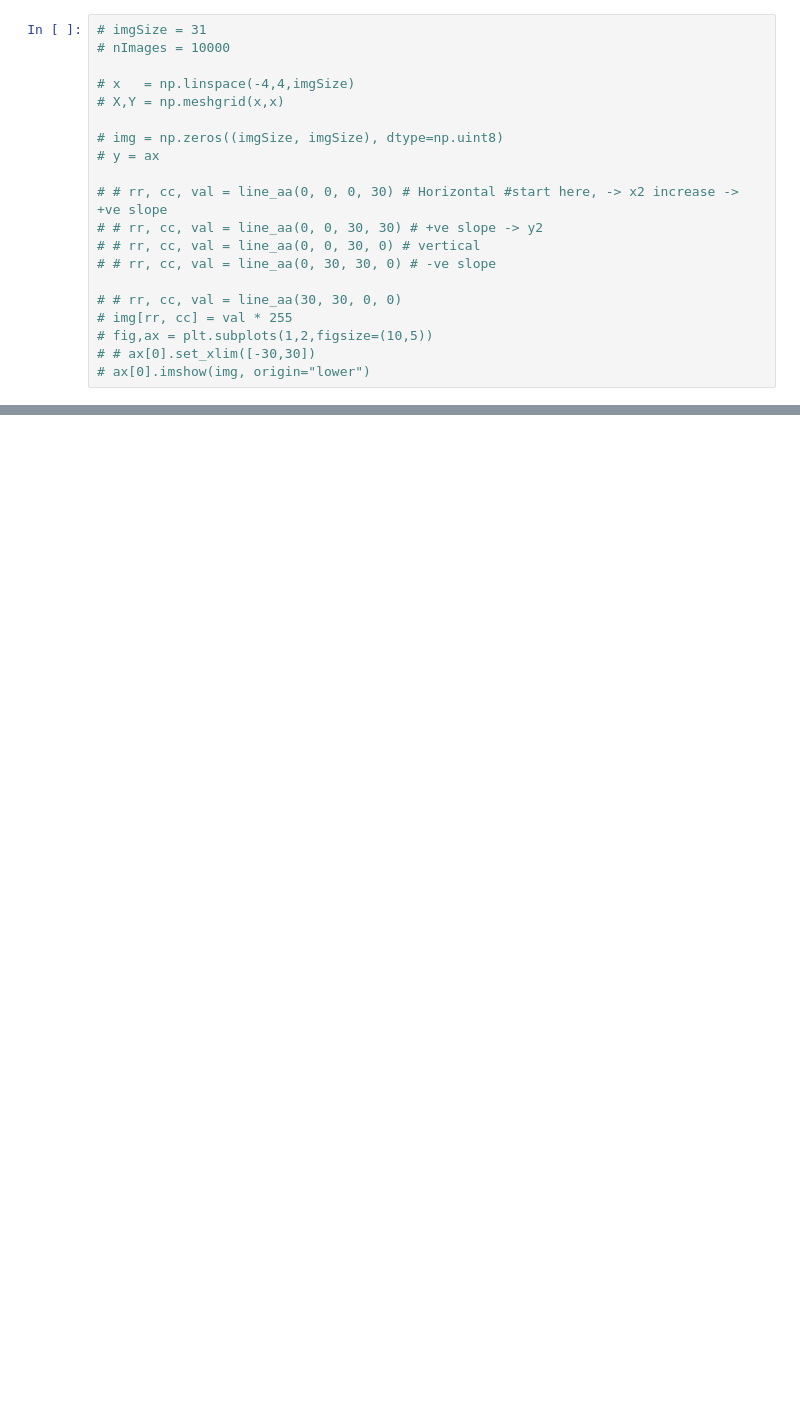
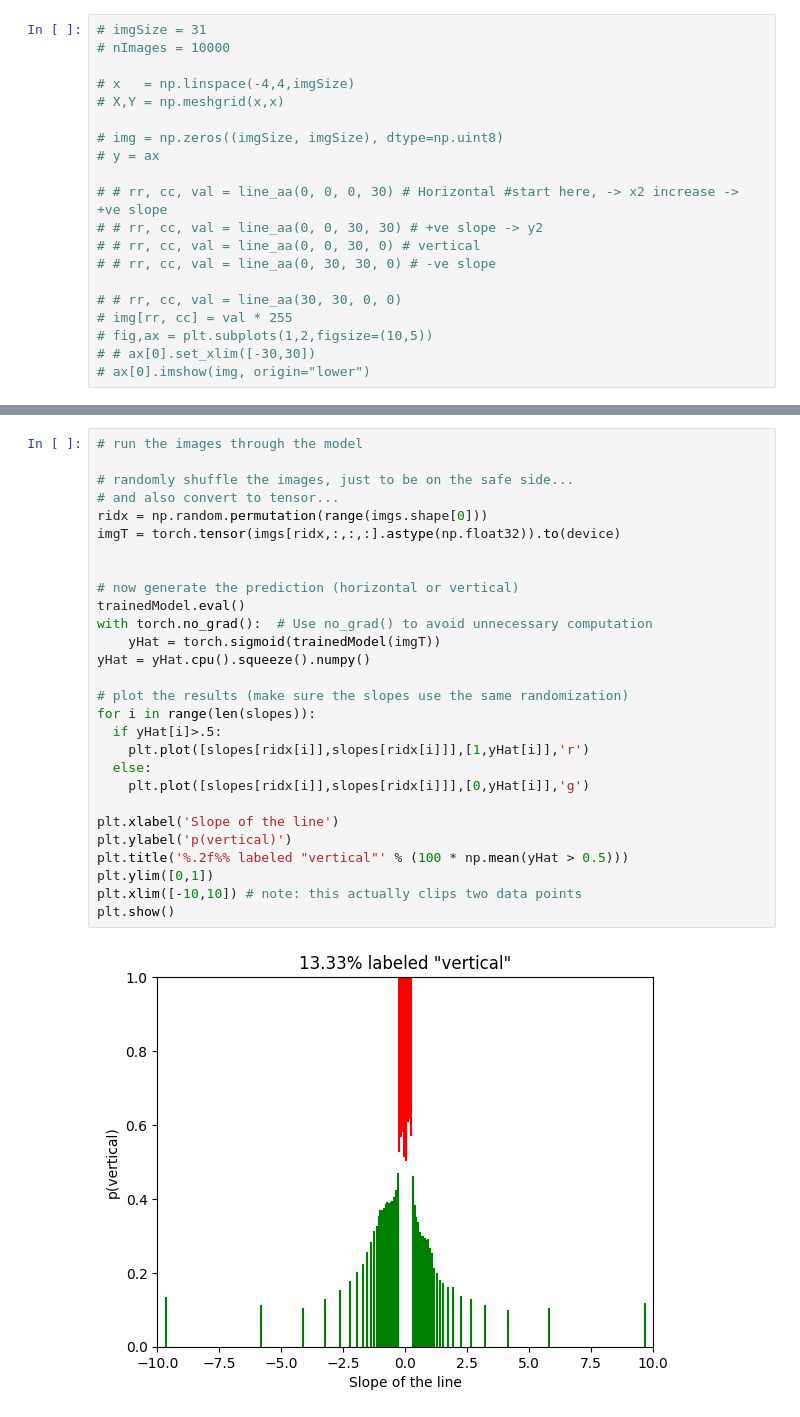
Before and after one commit to elmoghany/DL-CNN-PyTorch-neuroscience-gaussian-perception, a Jupyter notebook: DL-CNN-PyTorch-neuroscience-gaussian-perception.ipynb, the cells around one changed output, grey strips where cells are left out. Drawn from its saved outputs; the diff is of its cells as text; blank space fills up the shorter version.

```diff
--- a/DL-CNN-PyTorch-neuroscience-gaussian-perception.ipynb
+++ b/DL-CNN-PyTorch-neuroscience-gaussian-perception.ipynb
@@ -483,0 +530,30 @@ testAcc
+# %%
+# run the images through the model
+
+# randomly shuffle the images, just to be on the safe side...
+# and also convert to tensor...
+ridx = np.random.permutation(range(imgs.shape[0]))
+imgT = torch.tensor(imgs[ridx,:,:,:].astype(np.float32)).to(device)
+
+
+# now generate the prediction (horizontal or vertical)
+trainedModel.eval()
+with torch.no_grad():  # Use no_grad() to avoid unnecessary computation
+    yHat = torch.sigmoid(trainedModel(imgT))
+yHat = yHat.cpu().squeeze().numpy()
+
+# plot the results (make sure the slopes use the same randomization)
+for i in range(len(slopes)):
+  if yHat[i]>.5:
+    plt.plot([slopes[ridx[i]],slopes[ridx[i]]],[1,yHat[i]],'r')
+  else:
+    plt.plot([slopes[ridx[i]],slopes[ridx[i]]],[0,yHat[i]],'g')
+
+plt.xlabel('Slope of the line')
+plt.ylabel('p(vertical)')
+plt.title('%.2f%% labeled "vertical"' % (100 * np.mean(yHat > 0.5)))
+plt.ylim([0,1])
+plt.xlim([-10,10]) # note: this actually clips two data points
+plt.show()
+# %% [output]
+[figure, added]
```
Also changed, not shown: parts of 10 cells of this notebook.
